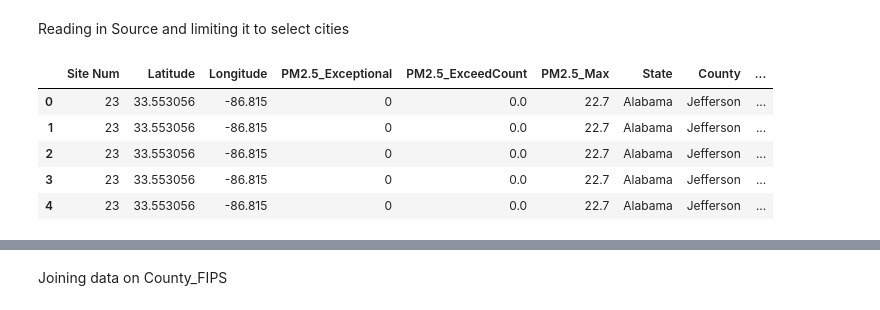
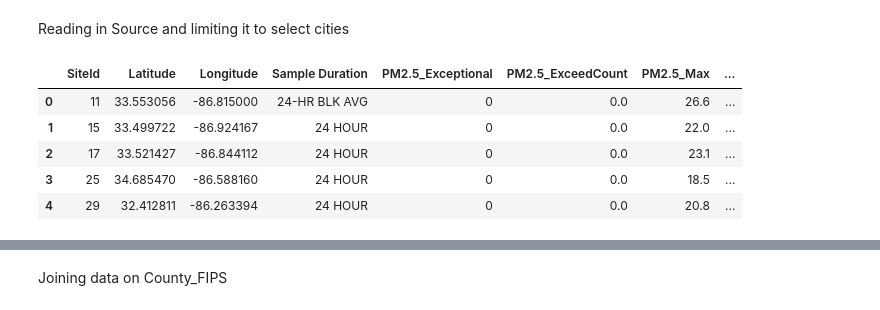
Before and after one commit to CWCroghan/project-one, a Jupyter notebook: dataProcessing/FindingClosestAirQuality.ipynb, the cells around one changed output, grey strips where cells are left out. Drawn from its saved outputs; the diff is of its cells as text; code cells hidden in the pictures.

```diff
--- a/dataProcessing/FindingClosestAirQuality.ipynb
+++ b/dataProcessing/FindingClosestAirQuality.ipynb
@@ -38,15 +56,15 @@ citydf['city_state'] = citydf.PlaceName + "_" +  citydf.StateAbbr
 # %% [markdown]
 Reading in Source and limiting it to select cities
 # %%
-# Saving Cleaned data into csv
-output_file_path = "../ProcessedData/AirQuality_cleaned.csv"
-aqdf = pd.read_csv(output_file_path)
+# Reading in Cleaned AirQuality data
+input_file_path = "../ProcessedData/AirQuality_cleaned.csv"
+aqdf = pd.read_csv(input_file_path)
 aqdf.head()
 # %% [output]
-|  | Site Num | Latitude | Longitude | PM2.5_Exceptional | PM2.5_ExceedCount | PM2.5_Max | State | County | ... |
-| 0 | 23 | 33.553056 | -86.815 | 0 | 0.0 | 22.7 | Alabama | Jefferson | ... |
-| 1 | 23 | 33.553056 | -86.815 | 0 | 0.0 | 22.7 | Alabama | Jefferson | ... |
-| 2 | 23 | 33.553056 | -86.815 | 0 | 0.0 | 22.7 | Alabama | Jefferson | ... |
-| 3 | 23 | 33.553056 | -86.815 | 0 | 0.0 | 22.7 | Alabama | Jefferson | ... |
-| 4 | 23 | 33.553056 | -86.815 | 0 | 0.0 | 22.7 | Alabama | Jefferson | ... |
+|  | SiteId | Latitude | Longitude | Sample Duration | PM2.5_Exceptional | PM2.5_ExceedCount | PM2.5_Max | ... |
+| 0 | 11 | 33.553056 | -86.815000 | 24-HR BLK AVG | 0 | 0.0 | 26.6 | ... |
+| 1 | 15 | 33.499722 | -86.924167 | 24 HOUR | 0 | 0.0 | 22.0 | ... |
+| 2 | 17 | 33.521427 | -86.844112 | 24 HOUR | 0 | 0.0 | 23.1 | ... |
+| 3 | 25 | 34.685470 | -86.588160 | 24 HOUR | 0 | 0.0 | 18.5 | ... |
+| 4 | 29 | 32.412811 | -86.263394 | 24 HOUR | 0 | 0.0 | 20.8 | ... |
 # %%
```
Also changed, not shown: parts of 15 cells of this notebook, 7 other files.
